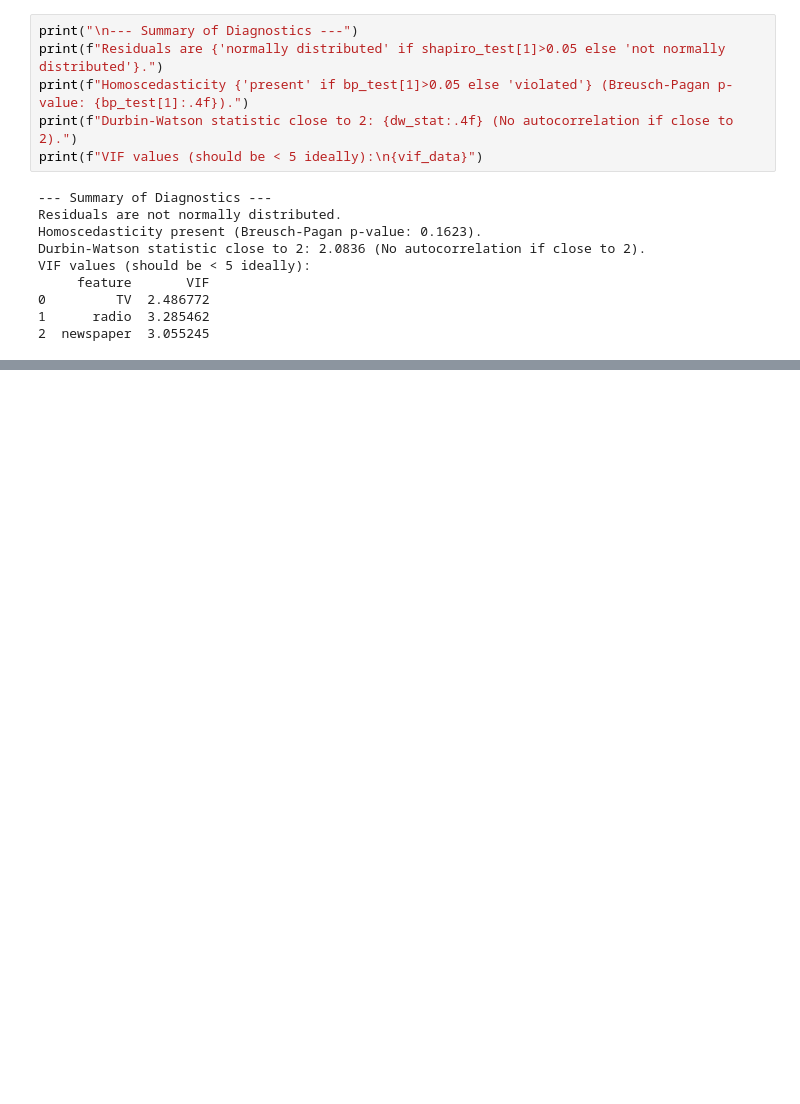
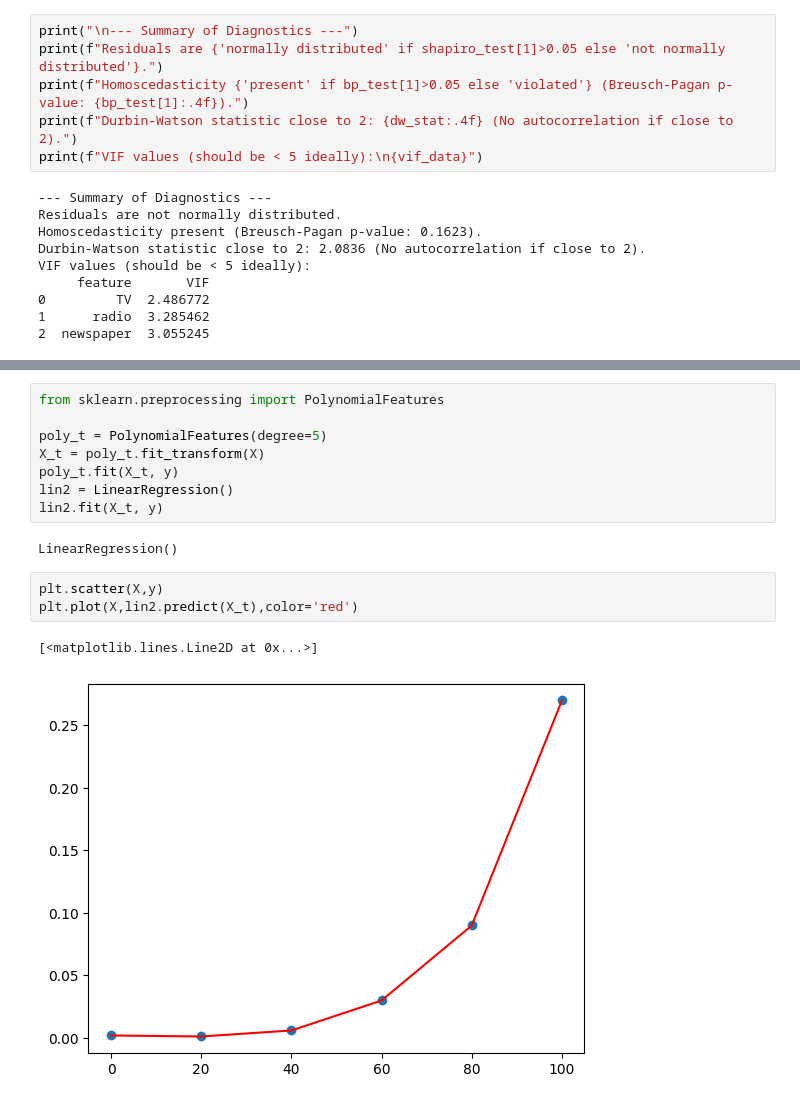
Before and after one commit to Data200-MaySession/data-200, a Jupyter notebook: week-1/RegressionWithDiagnostics.ipynb, the cells around one changed output, grey strips where cells are left out. Saved outputs shown, nothing was run; the diff lists cells and outputs as text; blank space fills up the shorter version.

```diff
--- a/week-1/RegressionWithDiagnostics.ipynb
+++ b/week-1/RegressionWithDiagnostics.ipynb
@@ -178,0 +239,16 @@ VIF values (should be < 5 ideally):
+# %%
+from sklearn.preprocessing import PolynomialFeatures
+
+poly_t = PolynomialFeatures(degree=5)
+X_t = poly_t.fit_transform(X)
+poly_t.fit(X_t, y)
+lin2 = LinearRegression()
+lin2.fit(X_t, y)
+# %% [output]
+LinearRegression()
+# %%
+plt.scatter(X,y)
+plt.plot(X,lin2.predict(X_t),color='red')
+# %% [output]
+[<matplotlib.lines.Line2D at 0x...>]
+[figure, added]
```
Also changed, not shown: parts of 12 cells of this notebook, 8 other files.
